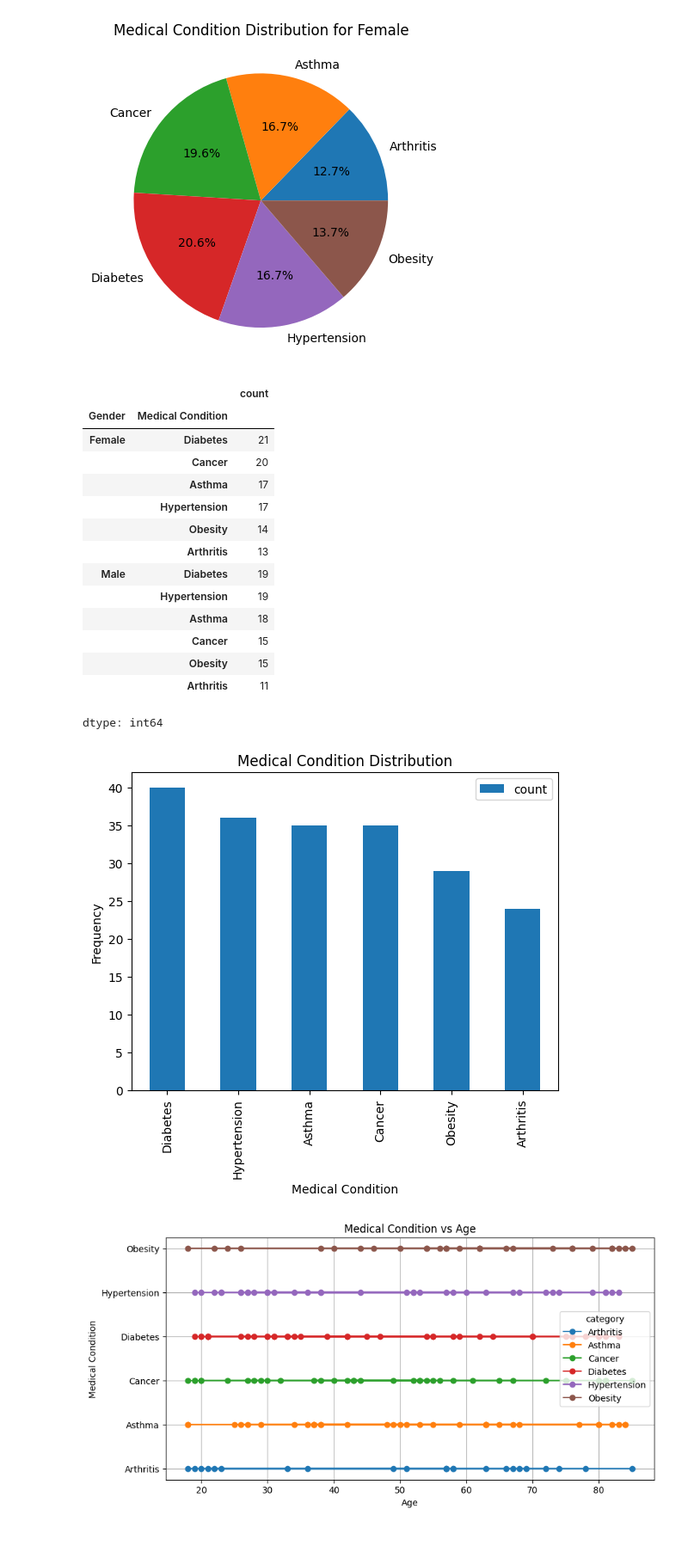
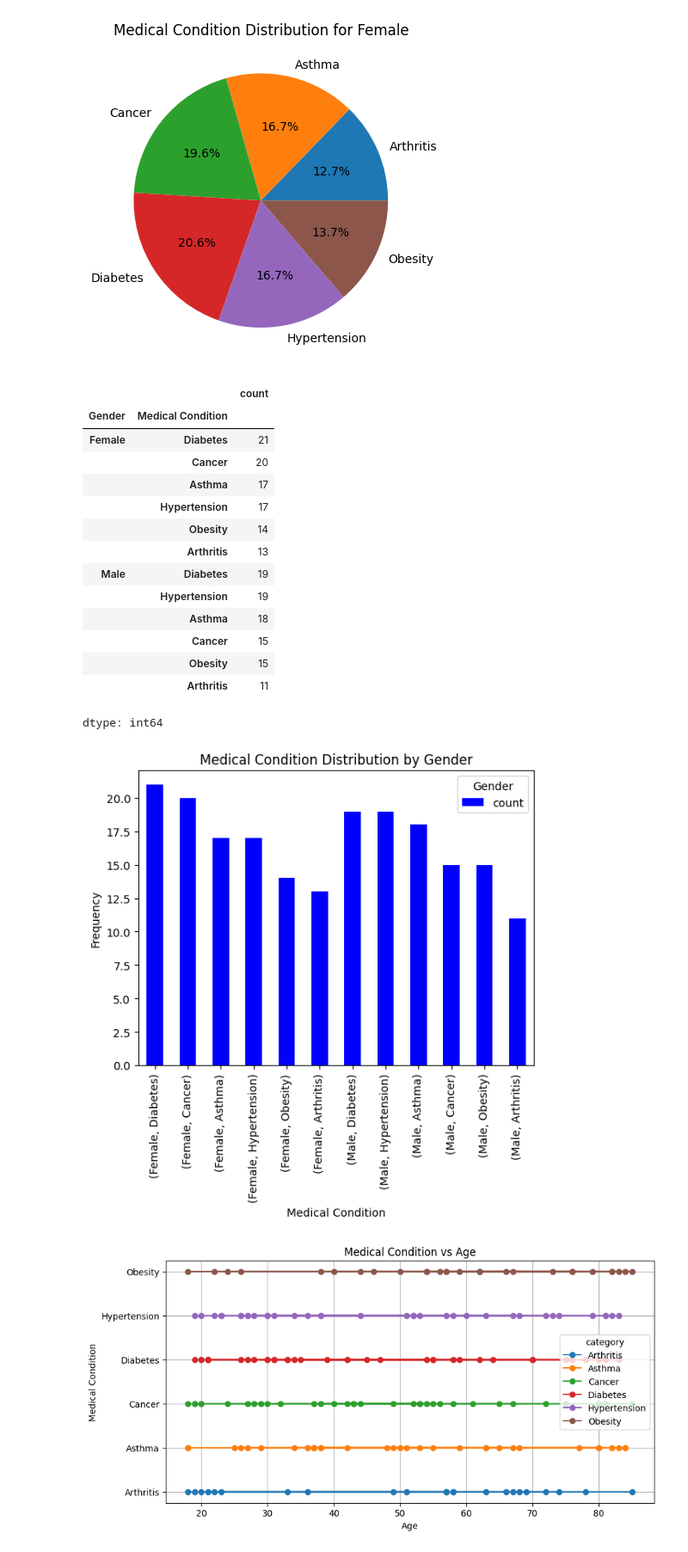
Before and after one commit to Kabir26-star/Module-1-Assignment, a Jupyter notebook: Module_1.ipynb, the cells around one changed output. Shown at 86% size. Cells and saved outputs as stored; diff of their text form; code cells hidden in the pictures.

```diff
--- a/Module_1.ipynb
+++ b/Module_1.ipynb
@@ -49,32 +49,32 @@ plt.show()
 # %%
 # Calculate and display the value counts of Medical Condition grouped by Gender
 medical_condition_counts = data.groupby('Gender')['Medical Condition'].value_counts()
 display(medical_condition_counts)
 
-# Plotting the distribution of Medical Condition (overall)
-data['Medical Condition'].value_counts().plot(kind='bar')
-plt.title("Medical Condition Distribution")
+# Plotting the distribution of Medical Condition by Gender as a grouped bar chart
+medical_condition_counts.plot(kind='bar', color = 'blue')
+plt.title("Medical Condition Distribution by Gender")
 plt.xlabel("Medical Condition")
 plt.ylabel("Frequency")
-plt.legend()
+plt.legend(title='Gender')
 plt.show()
 # %% [output]
 |  |  | count |
 | Gender | Medical Condition |  |
 | Female | Diabetes | 21 |
 |  | Cancer | 20 |
 |  | Asthma | 17 |
 |  | Hypertension | 17 |
 |  | Obesity | 14 |
 |  | Arthritis | 13 |
 | Male | Diabetes | 19 |
 |  | Hypertension | 19 |
 |  | Asthma | 18 |
 |  | Cancer | 15 |
 |  | Obesity | 15 |
 |  | Arthritis | 11 |
 dtype: int64
-[figure, old version]
+[figure, new version]
 # %%
 plt.figure(figsize = (10,5)) # Adjusting the length of the graph
 for label, df_group in data.groupby('Medical Condition'):
```
